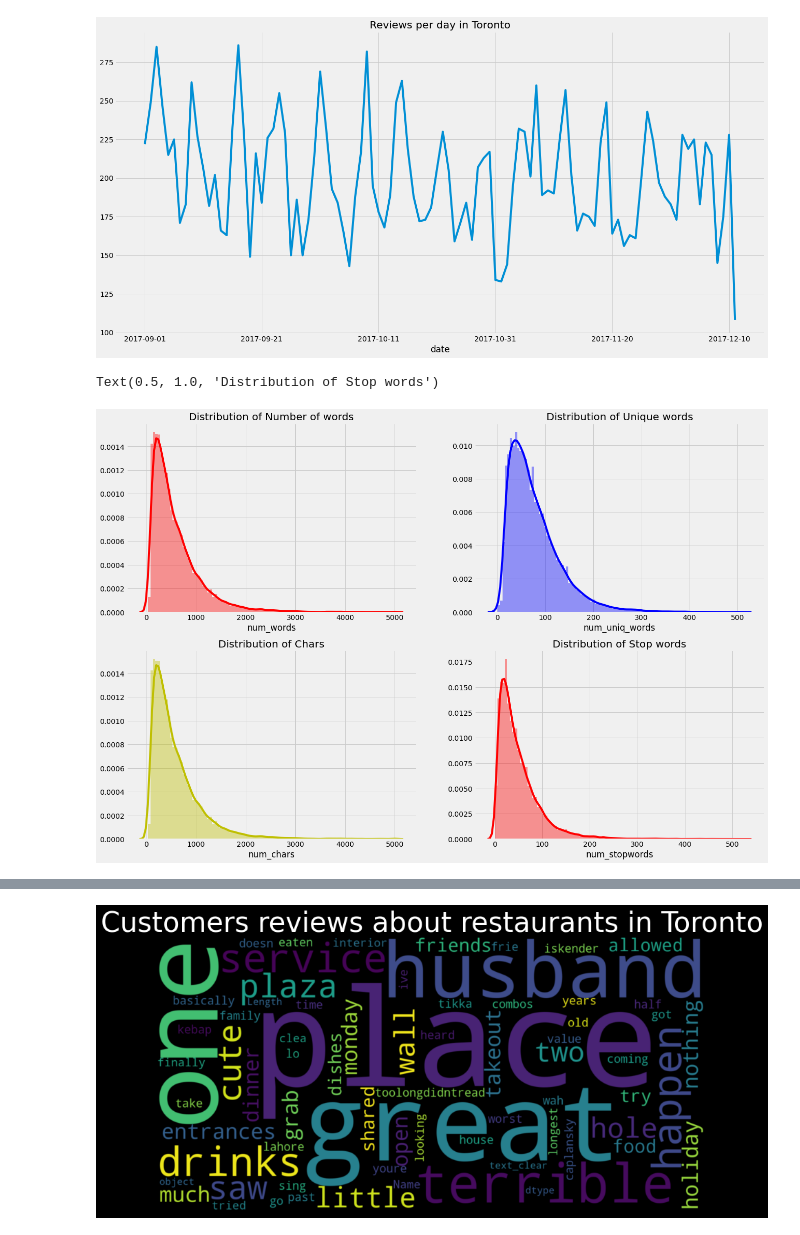
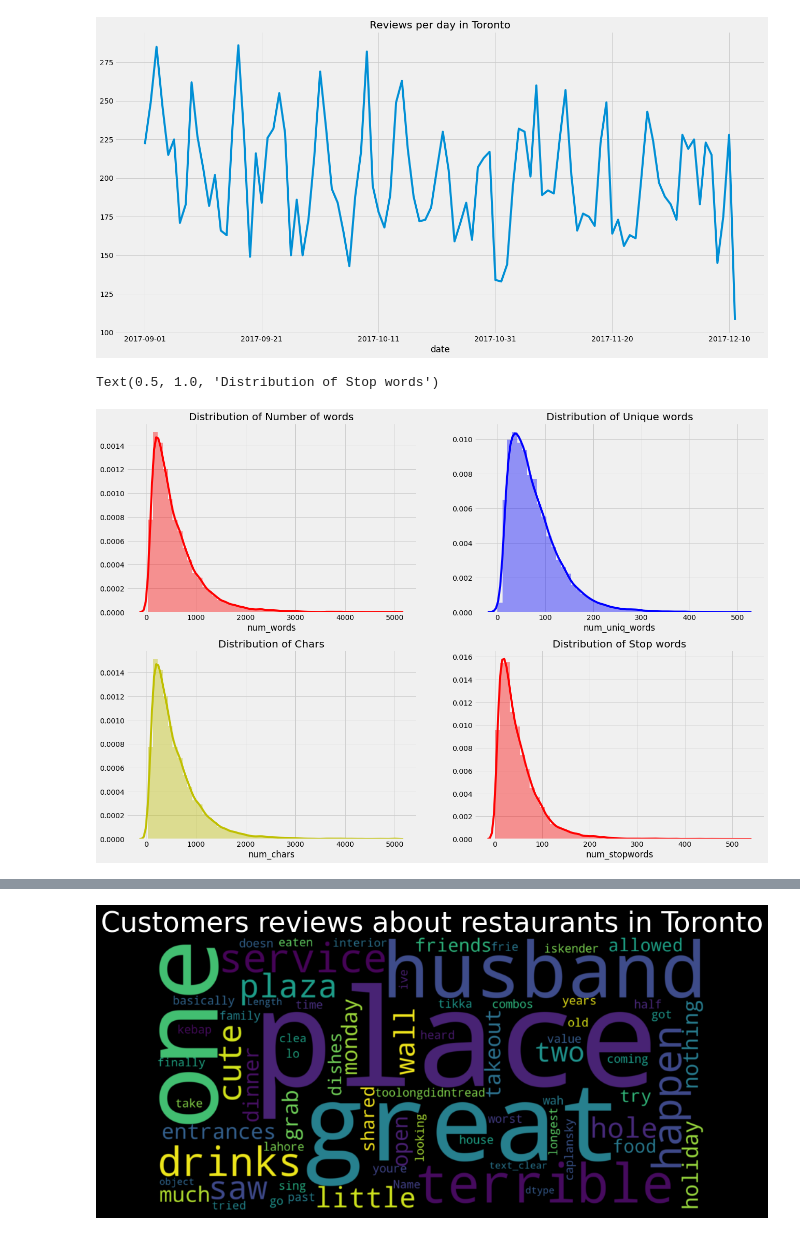
Before and after one commit to ArthurloRU/CIND820_finalproject, a Jupyter notebook: CIND820_jupyter.ipynb, the cells around one changed output, grey strips where cells are left out. Cells and saved outputs as stored; diff of their text form; code cells hidden in the pictures.

```diff
--- a/CIND820_jupyter.ipynb
+++ b/CIND820_jupyter.ipynb
@@ -114,4 +112,0 @@ df_review_csv_sept.head(3)
-# %%
-# Create new column "Sentiment" that stored 0's or 1's. 0 being Negative, 1 being Positive
-join_BID_tor_v2["Sentiment"] = np.where(join_BID_tor_v2["stars_y"] >= 3, 1, 0)
-join_BID_tor_v2.head(3)
@@ -431,20 +420,20 @@ join_BID_tor_v2['num_stopwords'] = join_BID_tor_v2['text'].apply(lambda x: len([
 # %%
 # Distribution of text feature
 f, ax = plt.subplots(2,2, figsize = (20,14))
 ax1,ax2,ax3,ax4 = ax.flatten()
-sns.distplot(join_BID_tor_v2['num_words'],bins=100,color='r', ax=ax1)
+sns.distplot(join_BID_tor_v2['num_words'],bins=50,color='r', ax=ax1)
 ax1.set_title('Distribution of Number of words')
 
-sns.distplot(join_BID_tor_v2['num_uniq_words'],bins=100,color='b', ax=ax2)
+sns.distplot(join_BID_tor_v2['num_uniq_words'],bins=50,color='b', ax=ax2)
 ax2.set_title('Distribution of Unique words')
 
-sns.distplot(join_BID_tor_v2['num_chars'],bins=100,color='y', ax=ax3)
+sns.distplot(join_BID_tor_v2['num_chars'],bins=50,color='y', ax=ax3)
 ax3.set_title('Distribution of Chars')
 
-sns.distplot(join_BID_tor_v2['num_stopwords'],bins=100,color='r', ax=ax4)
+sns.distplot(join_BID_tor_v2['num_stopwords'],bins=50,color='r', ax=ax4)
 ax4.set_title('Distribution of Stop words')
 
-# y-axis is density
+# y-axis is probability density
 # %% [output]
 Text(0.5, 1.0, 'Distribution of Stop words')
-[figure, old version]
+[figure, new version]
```
Also changed, not shown: parts of 25 cells of this notebook.
